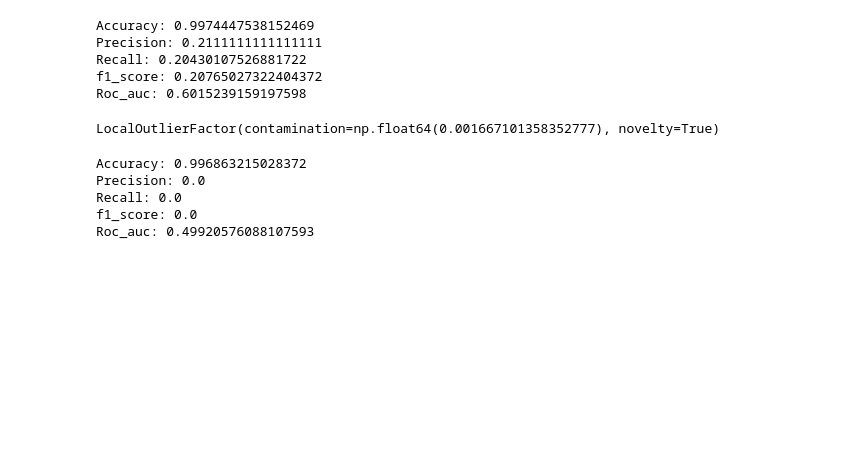
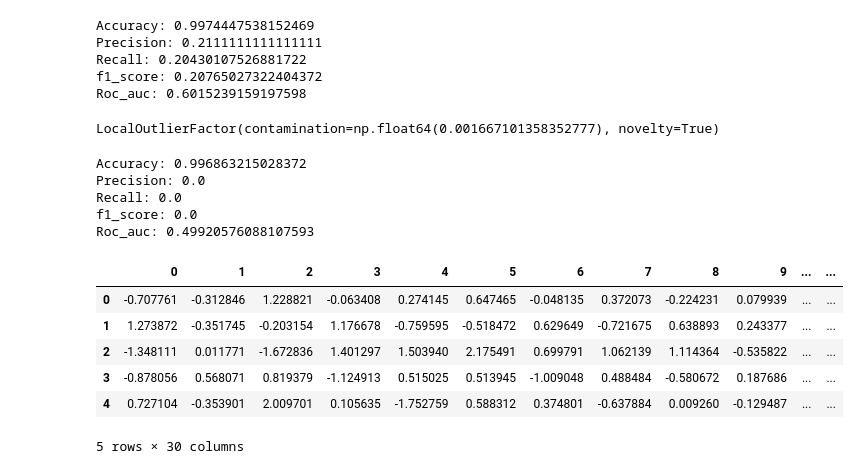
Before and after one commit to Sirvikkaz/Fraud-detection, a Jupyter notebook: notebooks/creditcard.ipynb, the cells around one changed output. Saved outputs shown, nothing was run; the diff lists cells and outputs as text; code cells hidden in the pictures; blank space fills up the shorter version.

```diff
--- a/notebooks/creditcard.ipynb
+++ b/notebooks/creditcard.ipynb
@@ -727,3 +727,17 @@ Precision: 0.0
 Recall: 0.0
 f1_score: 0.0
 Roc_auc: 0.49920576088107593
+# %%
+test = "../data/model_data/test.csv"
+# %%
+tt = pd.read_csv(test)
+# %%
+tt.head()
+# %% [output]
+|  | 0 | 1 | 2 | 3 | 4 | 5 | 6 | 7 | 8 | 9 | ... | ... |
+| 0 | -0.707761 | -0.312846 | 1.228821 | -0.063408 | 0.274145 | 0.647465 | -0.048135 | 0.372073 | -0.224231 | 0.079939 | ... | ... |
+| 1 | 1.273872 | -0.351745 | -0.203154 | 1.176678 | -0.759595 | -0.518472 | 0.629649 | -0.721675 | 0.638893 | 0.243377 | ... | ... |
+| 2 | -1.348111 | 0.011771 | -1.672836 | 1.401297 | 1.503940 | 2.175491 | 0.699791 | 1.062139 | 1.114364 | -0.535822 | ... | ... |
+| 3 | -0.878056 | 0.568071 | 0.819379 | -1.124913 | 0.515025 | 0.513945 | -1.009048 | 0.488484 | -0.580672 | 0.187686 | ... | ... |
+| 4 | 0.727104 | -0.353901 | 2.009701 | 0.105635 | -1.752759 | 0.588312 | 0.374801 | -0.637884 | 0.009260 | -0.129487 | ... | ... |
+5 rows × 30 columns
```
Also changed, not shown: parts of 6 cells of this notebook, 6 other files.
